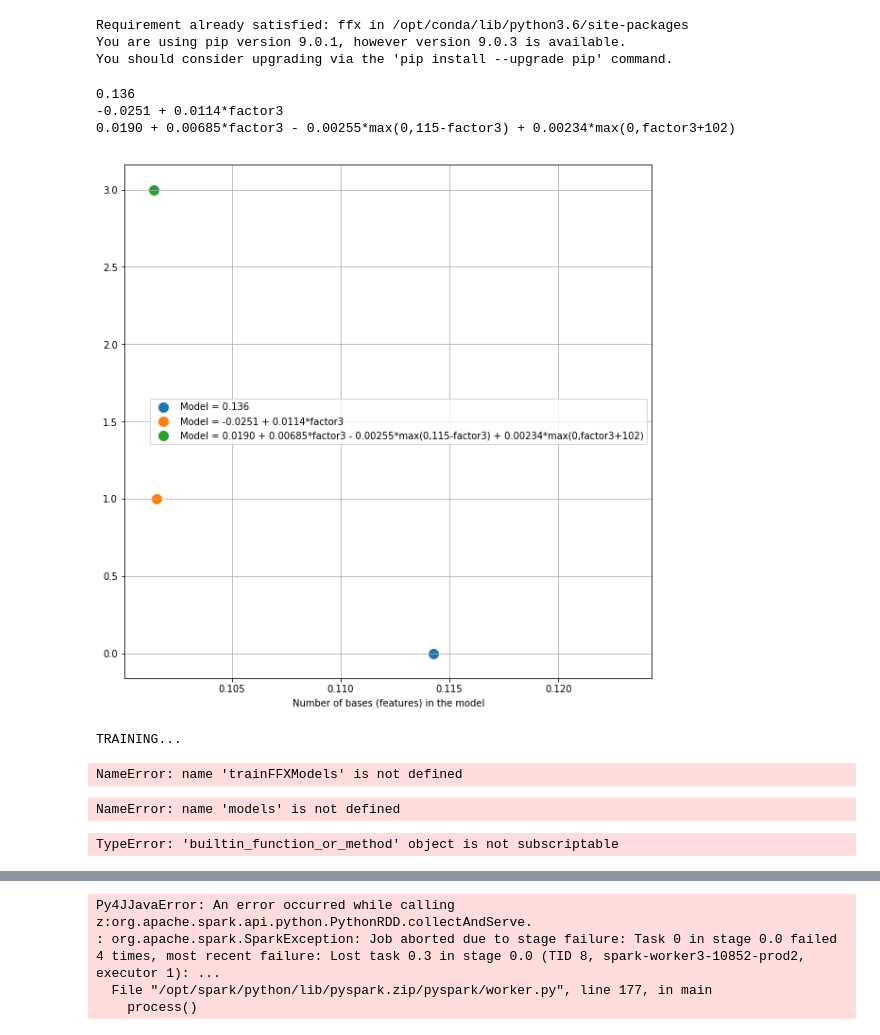
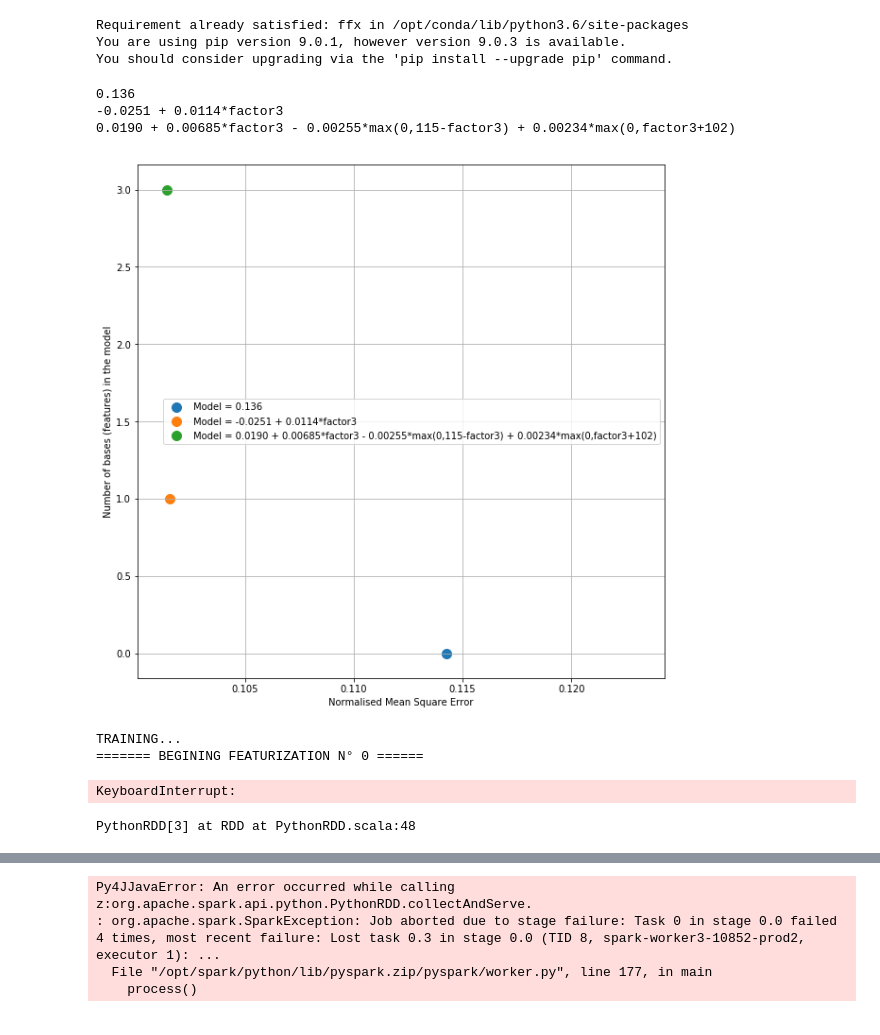
Before and after one commit to Gadiben/AML2018, a Jupyter notebook: Notebooks/MC.ipynb, the cells around one changed output, grey strips where cells are left out. Cells and saved outputs as stored; diff of their text form; code cells hidden in the pictures.

```diff
--- a/Notebooks/MC.ipynb
+++ b/Notebooks/MC.ipynb
@@ -1343,21 +1343,21 @@ modelsPareto = ffx.MultiFFXModelFactory().build(train_X, train_y, test_X, test_y
 # %%
 fig, ax = plt.subplots(figsize=(10,10))
 for modelIndex,model in enumerate(modelsPareto):
     yhat = model.simulate(np.array(test_X))
     print(model.str2())
     model.test_nmse = ffx.nmse(yhat, test_y, min_y, max_y)
     ax.scatter(model.test_nmse,model.numBases(),label = 'Model = '+ model.str2(), s=100)
 
 ax.legend()
 ax.grid(True)
-plt.xlabel('Normalised Mean Sqare Error')
-plt.xlabel('Number of bases (features) in the model')
+plt.xlabel('Normalised Mean Square Error')
+plt.ylabel('Number of bases (features) in the model')
 plt.show()
 # %% [output]
 0.136
 -0.0251 + 0.0114*factor3
 0.0190 + 0.00685*factor3 - 0.00255*max(0,115-factor3) + 0.00234*max(0,factor3+102)
-[figure, old version]
+[figure, new version]
 # %%
 trainTestRation = .25
 trainDataSize = int(np.floor(len(factorMat)*(1-trainTestRation)))
@@ -1411,18 +1418,22 @@ def simulateTrialReturnsFFX(numTrials, factorMeans, factorCov, models):
 
     return trialReturns
 # %%
+import time
 trainTestRation = 0.25
 print("TRAINING...")
+t0 = time.time()
 models = trainFFXModels(factorMat,stocksReturns,trainTestRation)
-print("Training complete")
+
+print("Training complete, lasted :",time.time()-t0)
 # %% [output]
 TRAINING...
+======= BEGINING FEATURIZATION N° 0 ======
-NameError: name 'trainFFXModels' is not defined
+KeyboardInterrupt:
-# %%
-models[i].simulate(np.array([trialFactorReturns]))
-# %% [output]
-NameError: name 'models' is not defined
-# %%
-simulateTrialReturnsFFX(10, factorMeans, factorCov, models)
-# %% [output]
-TypeError: 'builtin_function_or_method' object is not subscriptable
+# %%
+stocksParalelized = sc.parallelize(stocksReturns[:4],4)
+trainTestRation= 0.25;
+bfactorsMat = sc.broacast(factorMat)
+models = stocksParalelized.flatMap(lambda stocksParalelized: trainModelOneStock(bfactorsMat.value,stock,trainTestRation))
+models.cache()
+# %% [output]
+PythonRDD[3] at RDD at PythonRDD.scala:48
```
Also changed, not shown: parts of 3 cells of this notebook.
